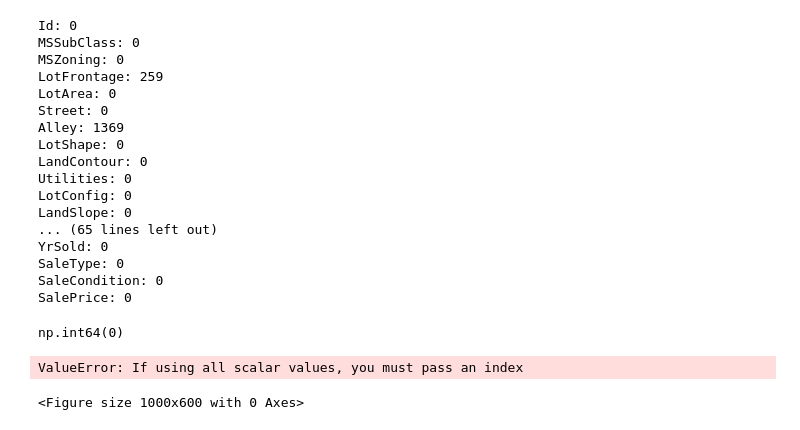
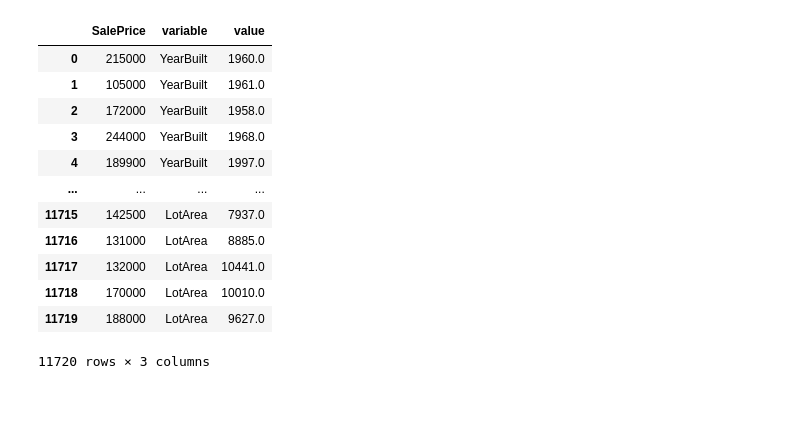
Before and after one commit to plipustel/Kaggle, a Jupyter notebook: MutualInformation/5-mi-ames.ipynb, the cells around one changed output. Saved outputs shown, nothing was run; the diff lists cells and outputs as text; code cells hidden in the pictures; blank space fills up the shorter version.

```diff
--- a/MutualInformation/5-mi-ames.ipynb
+++ b/MutualInformation/5-mi-ames.ipynb
@@ -43,38 +16,20 @@ for col in df.select_dtypes(include=['object', 'int64', 'float64']).columns:
-# %%
-test = {}
-for col in df.select_dtypes(include=['object', 'int64', 'float64']).columns:
-    print(f'{col}: {df[col].isna().sum()}')
-    test = df[col].isna().sum()
-test
-# %% [output]
-Id: 0
-MSSubClass: 0
-MSZoning: 0
-LotFrontage: 259
-LotArea: 0
-Street: 0
-Alley: 1369
-LotShape: 0
-LandContour: 0
-Utilities: 0
-LotConfig: 0
-LandSlope: 0
-... (65 lines left out)
-YrSold: 0
-SaleType: 0
-SaleCondition: 0
-SalePrice: 0
-np.int64(0)
-# %%
-import matplotlib.pyplot as plt
-import seaborn as sns
-
-plt.figure(figsize=(10, 6))
-sns.barplot(y=test, color='salmon')
-plt.title('empty')
-plt.tight_layout()
-plt.xticks(rotation=45, ha='right')
-plt.show()
-# %% [output]
-ValueError: If using all scalar values, you must pass an index
-<Figure size 1000x600 with 0 Axes>
+# %%
+features = ['YearBuilt', 'MoSold', 'ScreenPorch', 'LotArea']
+#features = [col for col in df.columns]
+
+col_ins_tranform=df.melt(id_vars='SalePrice', value_vars=features) #df.melt() if very important tranform from column to instance for certain purpose. Think about LOSSES MS
+col_ins_tranform
+# %% [output]
+|  | SalePrice | variable | value |
+| 0 | 215000 | YearBuilt | 1960.0 |
+| 1 | 105000 | YearBuilt | 1961.0 |
+| 2 | 172000 | YearBuilt | 1958.0 |
+| 3 | 244000 | YearBuilt | 1968.0 |
+| 4 | 189900 | YearBuilt | 1997.0 |
+| ... | ... | ... | ... |
+| 11715 | 142500 | LotArea | 7937.0 |
+| 11716 | 131000 | LotArea | 8885.0 |
+| 11717 | 132000 | LotArea | 10441.0 |
+| 11718 | 170000 | LotArea | 10010.0 |
+| 11719 | 188000 | LotArea | 9627.0 |
+11720 rows × 3 columns
```
Also changed, not shown: parts of 6 cells of this notebook, 1 other file.
